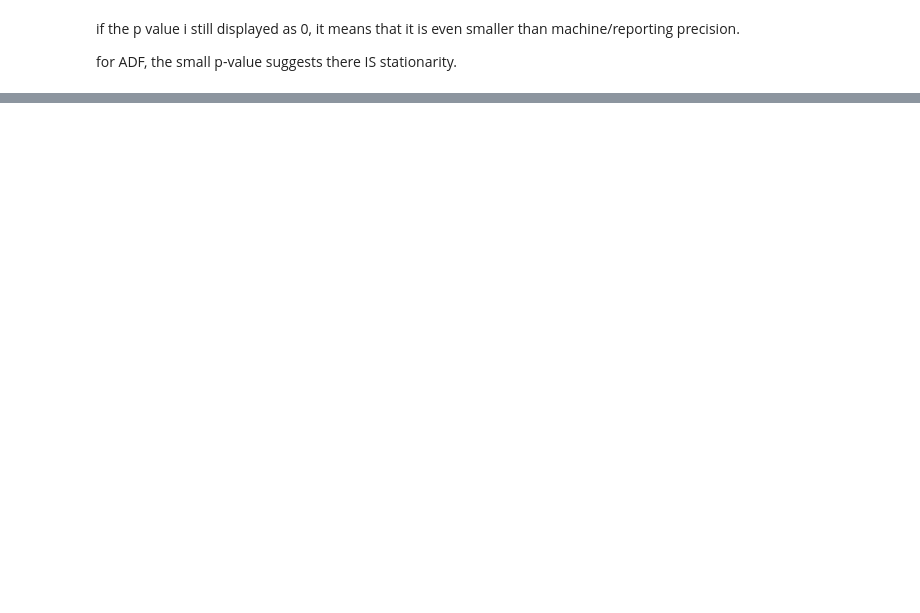
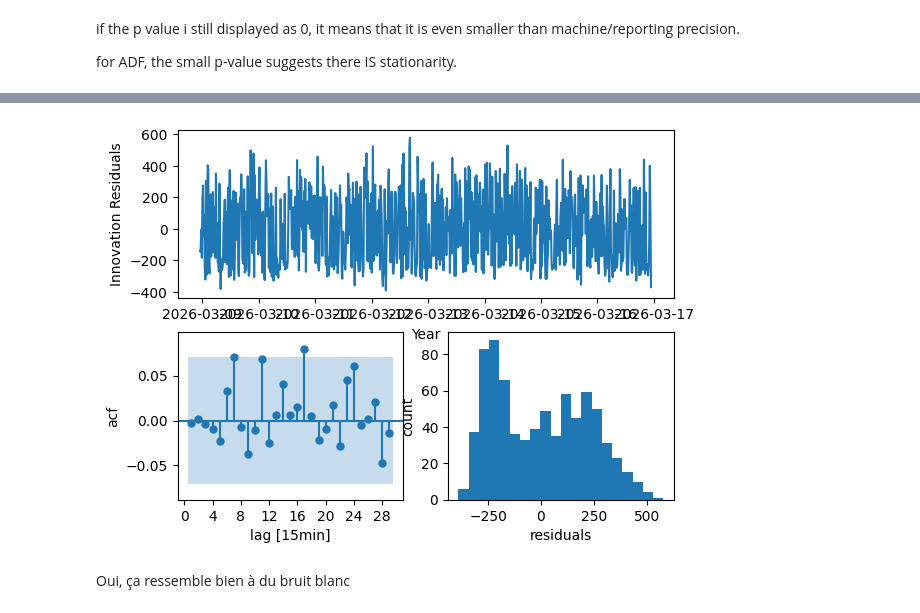
Before and after one commit to danielbinzainol/cascadya, a Jupyter notebook: notebooks/6.0-lam-arima-temp.ipynb, the cells around one changed output, grey strips where cells are left out. Drawn from its saved outputs; the diff is of its cells as text; code cells hidden in the pictures; blank space fills up the shorter version.

```diff
--- a/notebooks/6.0-lam-arima-temp.ipynb
+++ b/notebooks/6.0-lam-arima-temp.ipynb
@@ -544,0 +500,24 @@ KeyError: 'ds'
+# %%
+# plot the residuals of the best model, to check if they look like white noise
+
+from matplotlib.ticker import MaxNLocator
+from statsmodels.graphics.tsaplots import plot_acf
+
+fc = sf.forecast(df=resampled_df_autoarima, h=96, fitted=True, level=[80, 95])
+insample = sf.forecast_fitted_values()
+residuals = insample["y"] - insample["search"]
+
+fig, axes = plt.subplot_mosaic([["resid", "resid"], ["acf", "hist"]])
+axes["resid"].plot(resampled_df_autoarima["ds"], residuals)
+axes["resid"].set(xlabel="Year", ylabel="Innovation Residuals")
+plot_acf(residuals, axes["acf"], zero=False, auto_ylims=True,
+    bartlett_confint=False)
+axes["acf"].xaxis.set_major_locator(MaxNLocator(integer=True))
+axes["acf"].set(xlabel="lag [15min]", ylabel="acf", title="")
+axes["hist"].hist(residuals, bins=20)
+axes["hist"].set(xlabel="residuals", ylabel="count")
+plt.show()
+# %% [output]
+[figure, added]
+# %% [markdown]
+Oui, ça ressemble bien à du bruit blanc
```
Also changed, not shown: parts of 69 cells of this notebook.
